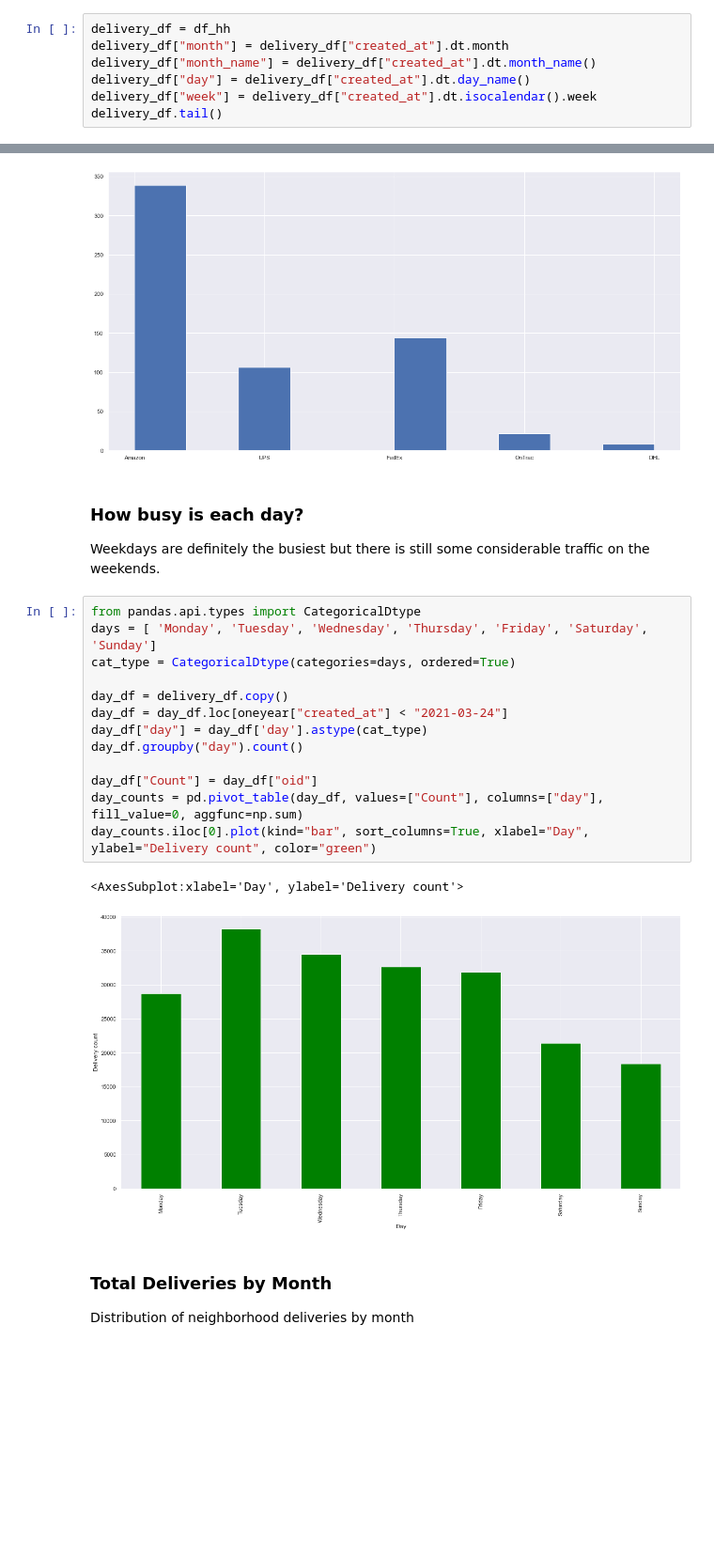
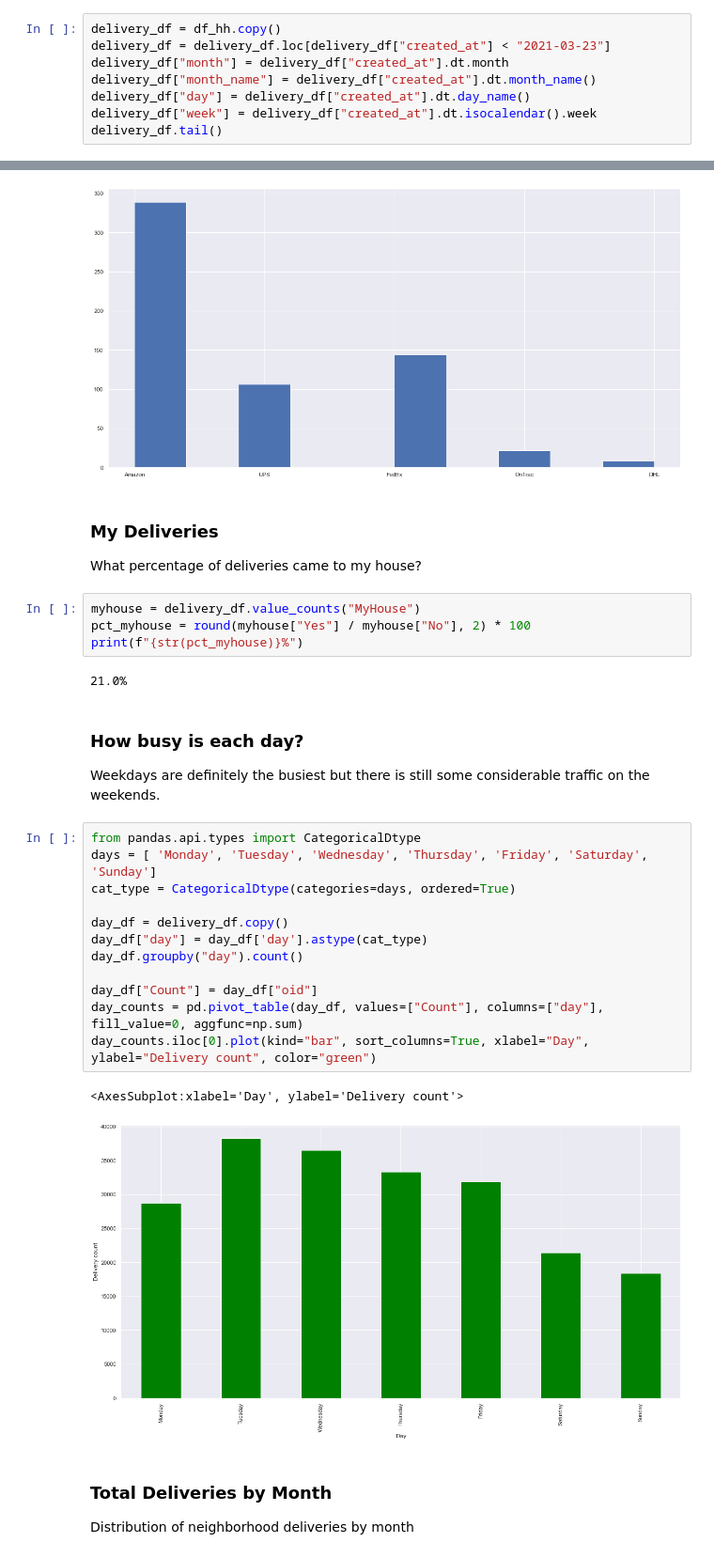
Before and after one commit to kgalliher/nbrhd-delivery-tracker, a Jupyter notebook: NeighborhoodDeliveriesSummary.ipynb, the cells around one changed output, grey strips where cells are left out. Shown at 94% size. Saved outputs shown, nothing was run; the diff lists cells and outputs as text; blank space fills up the shorter version.

```diff
--- a/NeighborhoodDeliveriesSummary.ipynb
+++ b/NeighborhoodDeliveriesSummary.ipynb
@@ -37,5 +22,6 @@ memory usage: 24.2+ KB
 # %%
-delivery_df = df_hh
+delivery_df = df_hh.copy()
+delivery_df = delivery_df.loc[delivery_df["created_at"] < "2021-03-23"]
 delivery_df["month"] = delivery_df["created_at"].dt.month
 delivery_df["month_name"] = delivery_df["created_at"].dt.month_name()
 delivery_df["day"] = delivery_df["created_at"].dt.day_name()
@@ -74,25 +66,33 @@ plt.hist(delivery_df["Company"].values)
  array([0. , 0.4, 0.8, 1.2, 1.6, 2. , 2.4, 2.8, 3.2, 3.6, 4. ]),
  <BarContainer object of 10 artists>)
 [figure]
+# %% [markdown]
+### My Deliveries
+What percentage of deliveries came to my house?
+# %%
+myhouse = delivery_df.value_counts("MyHouse")
+pct_myhouse = round(myhouse["Yes"] / myhouse["No"], 2) * 100
+print(f"{str(pct_myhouse)}%")
+# %% [output]
+21.0%
 # %% [markdown]
 ### How busy is each day?
 Weekdays are definitely the busiest but there is still some considerable traffic on the weekends.
 # %%
 from pandas.api.types import CategoricalDtype
 days = [ 'Monday', 'Tuesday', 'Wednesday', 'Thursday', 'Friday', 'Saturday', 'Sunday']
 cat_type = CategoricalDtype(categories=days, ordered=True)
 
 day_df = delivery_df.copy()
-day_df = day_df.loc[oneyear["created_at"] < "2021-03-24"]
 day_df["day"] = day_df['day'].astype(cat_type)
 day_df.groupby("day").count()
 
 day_df["Count"] = day_df["oid"]
 day_counts = pd.pivot_table(day_df, values=["Count"], columns=["day"], fill_value=0, aggfunc=np.sum)
 day_counts.iloc[0].plot(kind="bar", sort_columns=True, xlabel="Day", ylabel="Delivery count", color="green")
 # %% [output]
 <AxesSubplot:xlabel='Day', ylabel='Delivery count'>
-[figure, old version]
+[figure, new version]
 # %% [markdown]
 ### Total Deliveries by Month
 Distribution of neighborhood deliveries by month
```
Also changed, not shown: parts of 9 cells of this notebook.
